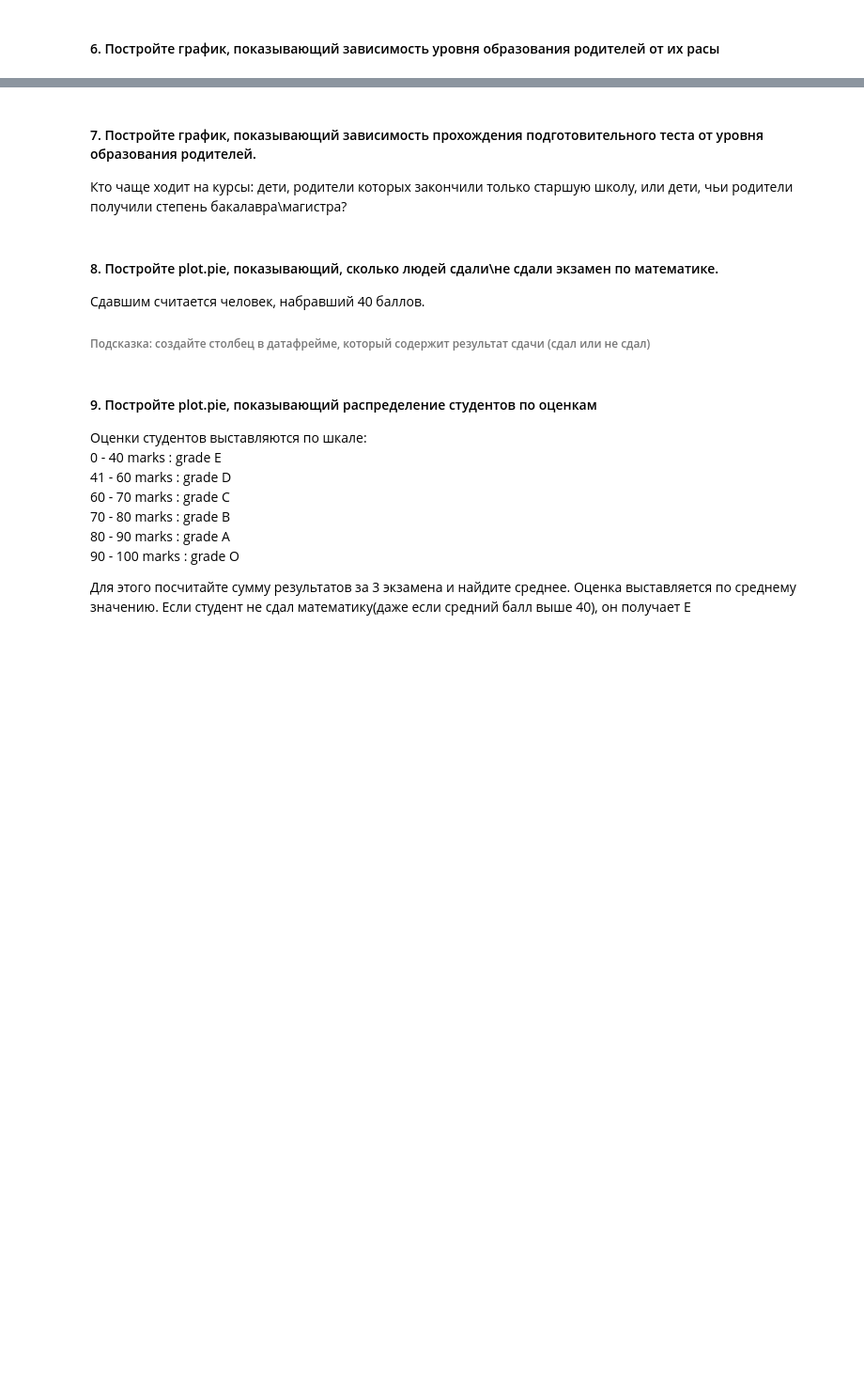
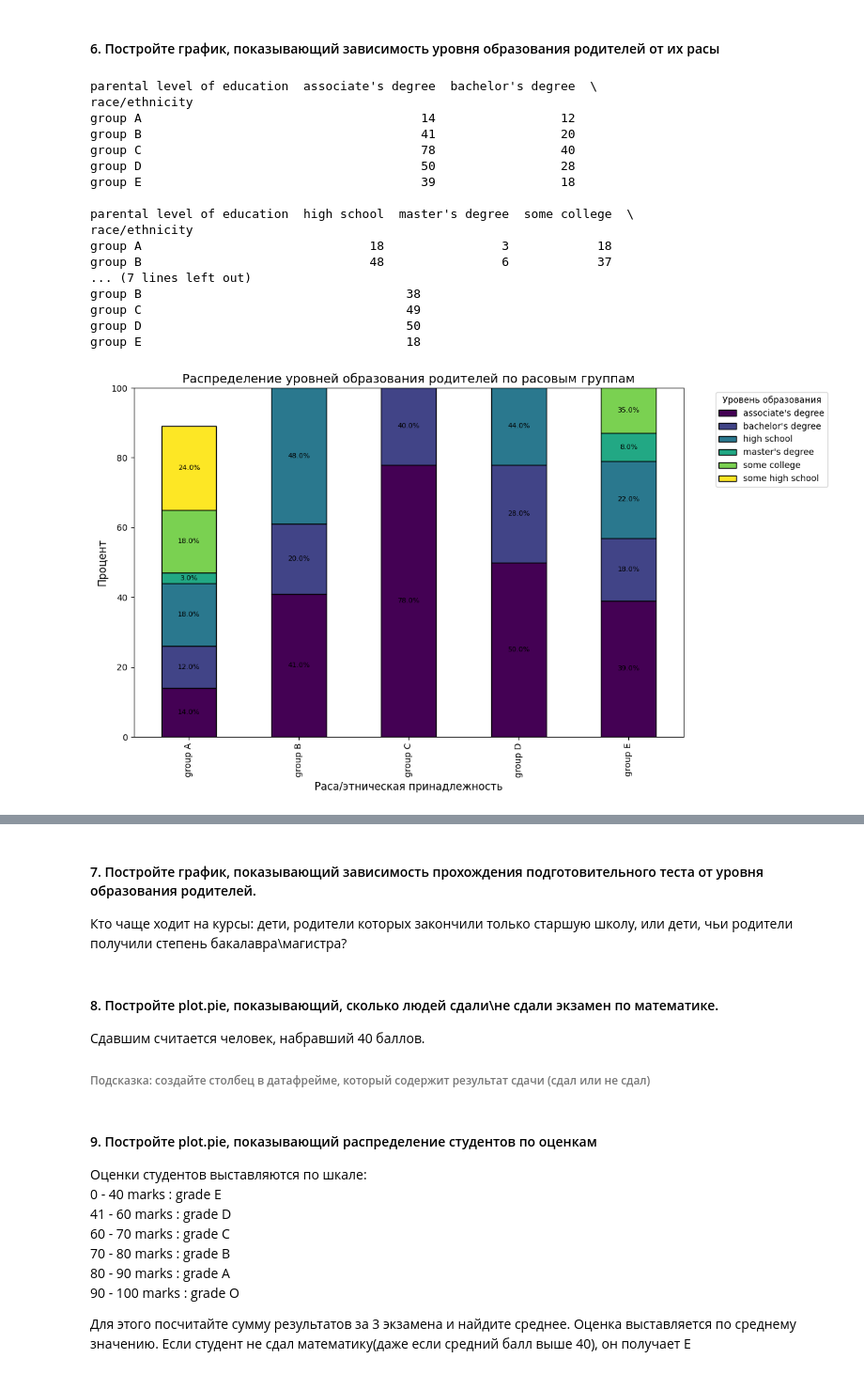
Before and after one commit to alexmordashov/computer_math, a Jupyter notebook: 5. Библиотека Pandas. Визуальный анализ данных/Практическая_работа_№5_Библиотека_Pandas.ipynb, the cells around one changed output, grey strips where cells are left out. Shown at 94% size. Saved outputs shown, nothing was run; the diff lists cells and outputs as text; code cells hidden in the pictures; blank space fills up the shorter version.

```diff
--- a/5. Библиотека Pandas. Визуальный анализ данных/Практическая_работа_№5_Библиотека_Pandas.ipynb
+++ b/5. Библиотека Pandas. Визуальный анализ данных/Практическая_работа_№5_Библиотека_Pandas.ipynb
@@ -541,3 +686,7 @@ df
 # %% [markdown]
 #### 5. Выясните, влияет ли обед и подготовка к тесту на средний балл студентов разного пола
 ###### (подсказка: используете  [pd.agg()](https://pandas.pydata.org/pandas-docs/stable/reference/api/pandas.DataFrame.agg.html))
+# %%
+df['average_score'] = (df['math score'] + df['reading score'] + df['writing score']) / 3
+
+print(df.groupby(['gender', 'lunch', 'test preparation course'])[['math score', 'reading score', 'writing score', 'average_score']].mean())
@@ -544,2 +711,38 @@ df
 # %% [markdown]
 #### 6. Постройте график, показывающий зависимость уровня образования родителей от их расы
+# %%
+race_education = pd.crosstab(df['race/ethnicity'], df['parental level of education'])
+print(race_education)
+ax = race_education.plot(kind='bar', stacked=True, figsize=(12, 7),
+                     colormap='viridis', edgecolor='black')
+ax.set_ylabel('Процент', fontsize=12)
+ax.set_xlabel('Раса/этническая принадлежность', fontsize=12)
+ax.set_title('Распределение уровней образования родителей по расовым группам', fontsize=14)
+ax.legend(title='Уровень образования', bbox_to_anchor=(1.05, 1), loc='upper left')
+ax.set_ylim(0, 100)
+
+# Добавление значений на столбцы (опционально)
+for container in ax.containers:
+    ax.bar_label(container, fmt='%.1f%%', label_type='center', fontsize=8)
+
+plt.tight_layout()
+plt.show()
+# %% [output]
+parental level of education  associate's degree  bachelor's degree  \
+race/ethnicity
+group A                                      14                 12
+group B                                      41                 20
+group C                                      78                 40
+group D                                      50                 28
+group E                                      39                 18
+
+parental level of education  high school  master's degree  some college  \
+race/ethnicity
+group A                               18                3            18
+group B                               48                6            37
+... (7 lines left out)
+group B                                    38
+group C                                    49
+group D                                    50
+group E                                    18
+[figure, added]
```
Also changed, not shown: parts of 13 cells of this notebook.
